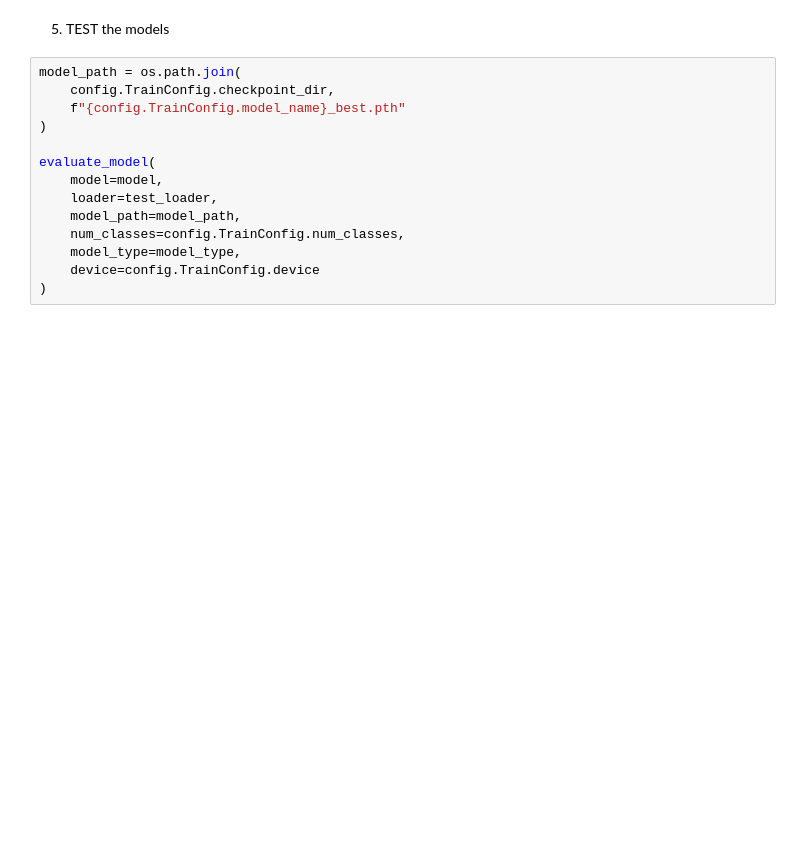
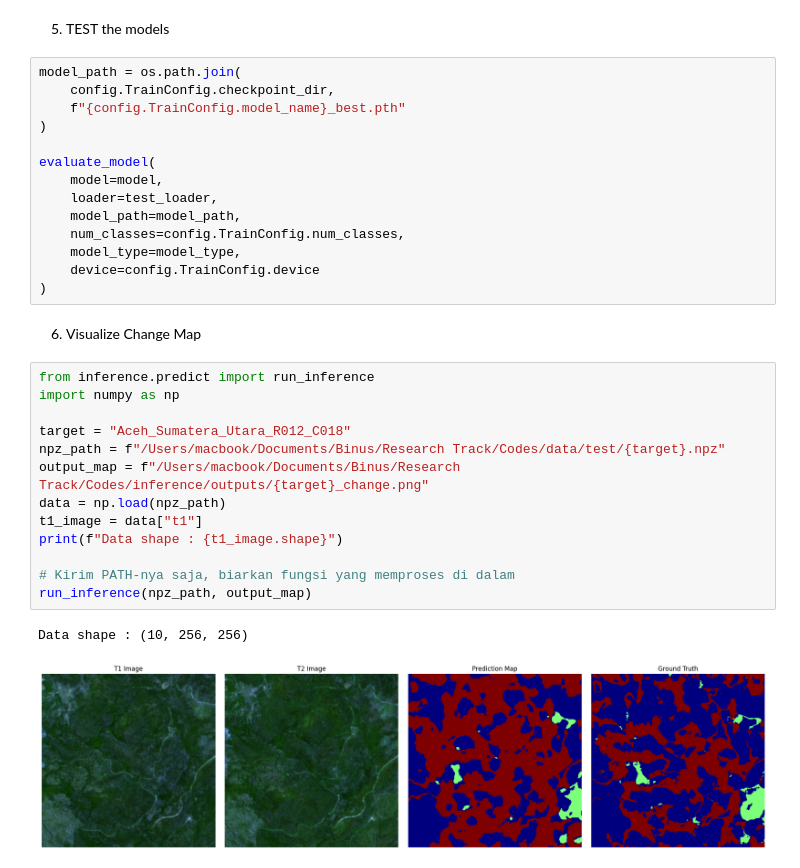
Before and after one commit to Derick-Joewono/G.S.T.T.C.A, a Jupyter notebook: train.ipynb, the cells around one changed output. Saved outputs shown, nothing was run; the diff lists cells and outputs as text; blank space fills up the shorter version.

Commit message:
add visual fitur

```diff
--- a/train.ipynb
+++ b/train.ipynb
@@ -509,3 +452,21 @@ evaluate_model(
     model_type=model_type,
     device=config.TrainConfig.device
 )
+# %% [markdown]
+6. Visualize Change Map
+# %%
+from inference.predict import run_inference
+import numpy as np
+
+target = "Aceh_Sumatera_Utara_R012_C018"
+npz_path = f"/Users/macbook/Documents/Binus/Research Track/Codes/data/test/{target}.npz"
+output_map = f"/Users/macbook/Documents/Binus/Research Track/Codes/inference/outputs/{target}_change.png"
+data = np.load(npz_path)
+t1_image = data["t1"]
+print(f"Data shape : {t1_image.shape}")
+
+# Kirim PATH-nya saja, biarkan fungsi yang memproses di dalam
+run_inference(npz_path, output_map)
+# %% [output]
+Data shape : (10, 256, 256)
+[figure, added]
```
Also changed, not shown: parts of 9 cells of this notebook, 19 other files.
